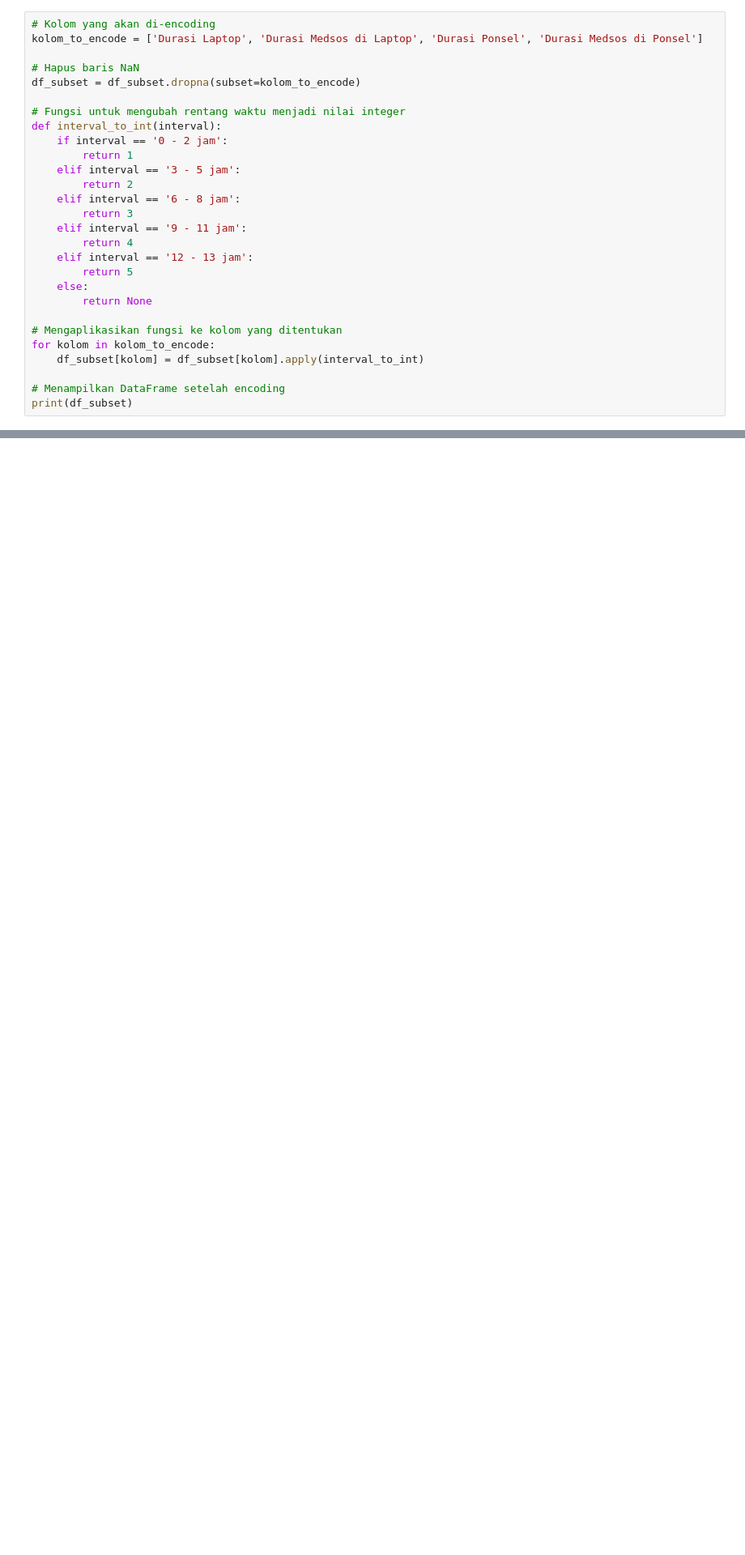
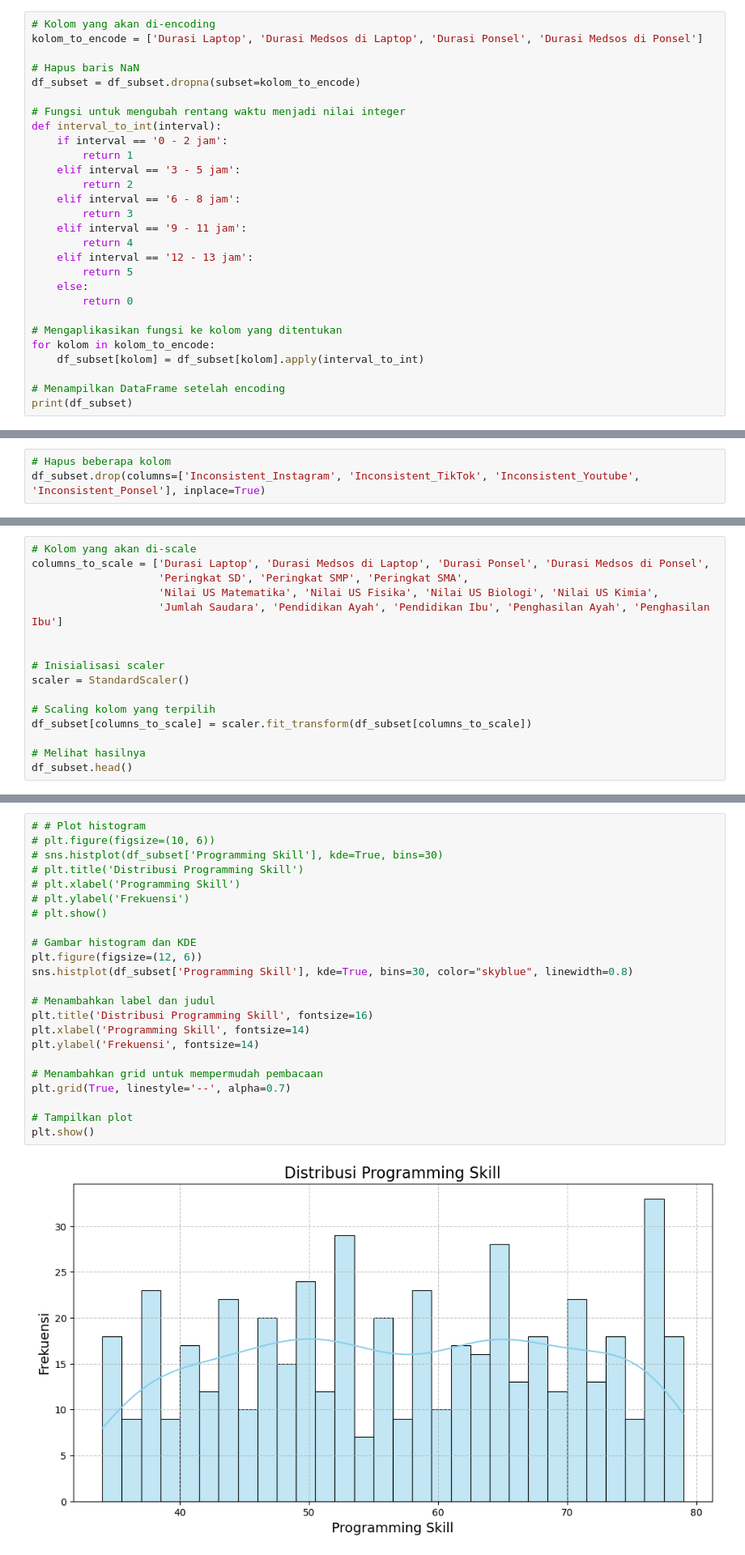
Before and after one commit to Calvin76en/Analisis-faktor-programming-skill, a Jupyter notebook: src/Pre-Processing.ipynb, the cells around one changed output, grey strips where cells are left out. Shown at 81% size. Drawn from its saved outputs; the diff is of its cells as text; blank space fills up the shorter version.

```diff
--- a/src/Pre-Processing.ipynb
+++ b/src/Pre-Processing.ipynb
@@ -644,7 +682,7 @@ def interval_to_int(interval):
     elif interval == '12 - 13 jam':
         return 5
     else:
-        return None
+        return 0
 
 # Mengaplikasikan fungsi ke kolom yang ditentukan
 for kolom in kolom_to_encode:
@@ -897,0 +1359,3 @@ print(df_subset)
+# %%
+# Hapus beberapa kolom
+df_subset.drop(columns=['Inconsistent_Instagram', 'Inconsistent_TikTok', 'Inconsistent_Youtube', 'Inconsistent_Ponsel'], inplace=True)
@@ -897,0 +1390,16 @@ print(df_subset)
+# %%
+# Kolom yang akan di-scale
+columns_to_scale = ['Durasi Laptop', 'Durasi Medsos di Laptop', 'Durasi Ponsel', 'Durasi Medsos di Ponsel',
+                    'Peringkat SD', 'Peringkat SMP', 'Peringkat SMA',
+                    'Nilai US Matematika', 'Nilai US Fisika', 'Nilai US Biologi', 'Nilai US Kimia',
+                    'Jumlah Saudara', 'Pendidikan Ayah', 'Pendidikan Ibu', 'Penghasilan Ayah', 'Penghasilan Ibu']
+
+
+# Inisialisasi scaler
+scaler = StandardScaler()
+
+# Scaling kolom yang terpilih
+df_subset[columns_to_scale] = scaler.fit_transform(df_subset[columns_to_scale])
+
+# Melihat hasilnya
+df_subset.head()
@@ -897,0 +1504,25 @@ print(df_subset)
+# %%
+# # Plot histogram
+# plt.figure(figsize=(10, 6))
+# sns.histplot(df_subset['Programming Skill'], kde=True, bins=30)
+# plt.title('Distribusi Programming Skill')
+# plt.xlabel('Programming Skill')
+# plt.ylabel('Frekuensi')
+# plt.show()
+
+# Gambar histogram dan KDE
+plt.figure(figsize=(12, 6))
+sns.histplot(df_subset['Programming Skill'], kde=True, bins=30, color="skyblue", linewidth=0.8)
+
+# Menambahkan label dan judul
+plt.title('Distribusi Programming Skill', fontsize=16)
+plt.xlabel('Programming Skill', fontsize=14)
+plt.ylabel('Frekuensi', fontsize=14)
+
+# Menambahkan grid untuk mempermudah pembacaan
+plt.grid(True, linestyle='--', alpha=0.7)
+
+# Tampilkan plot
+plt.show()
+# %% [output]
+[figure, added]
```
Also changed, not shown: parts of 67 cells of this notebook, 3 other files.
